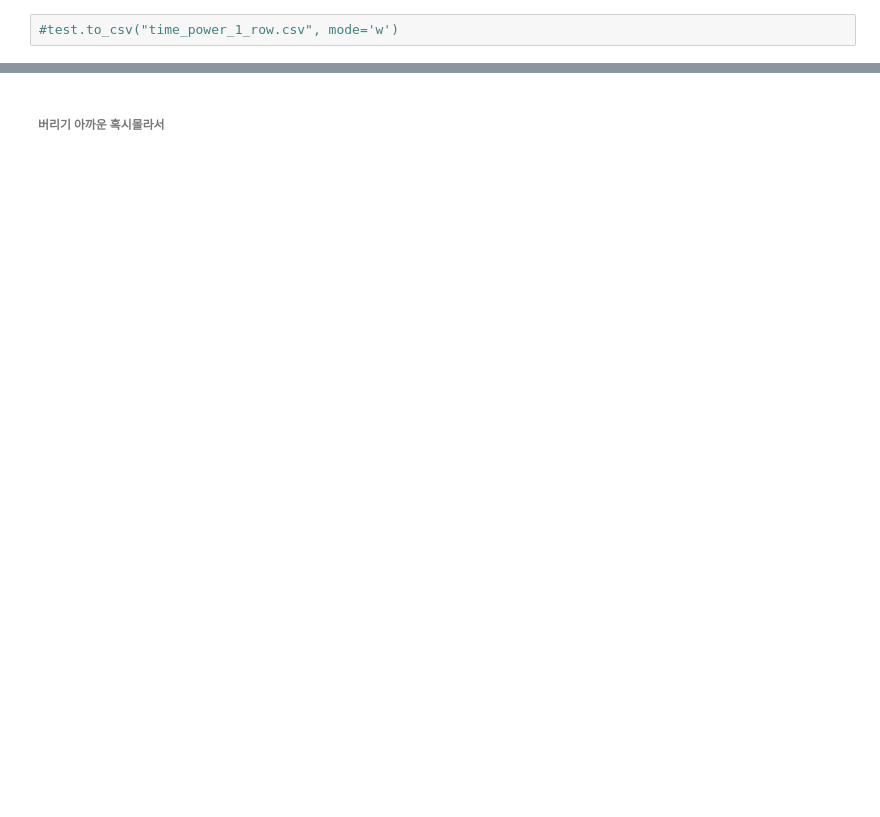
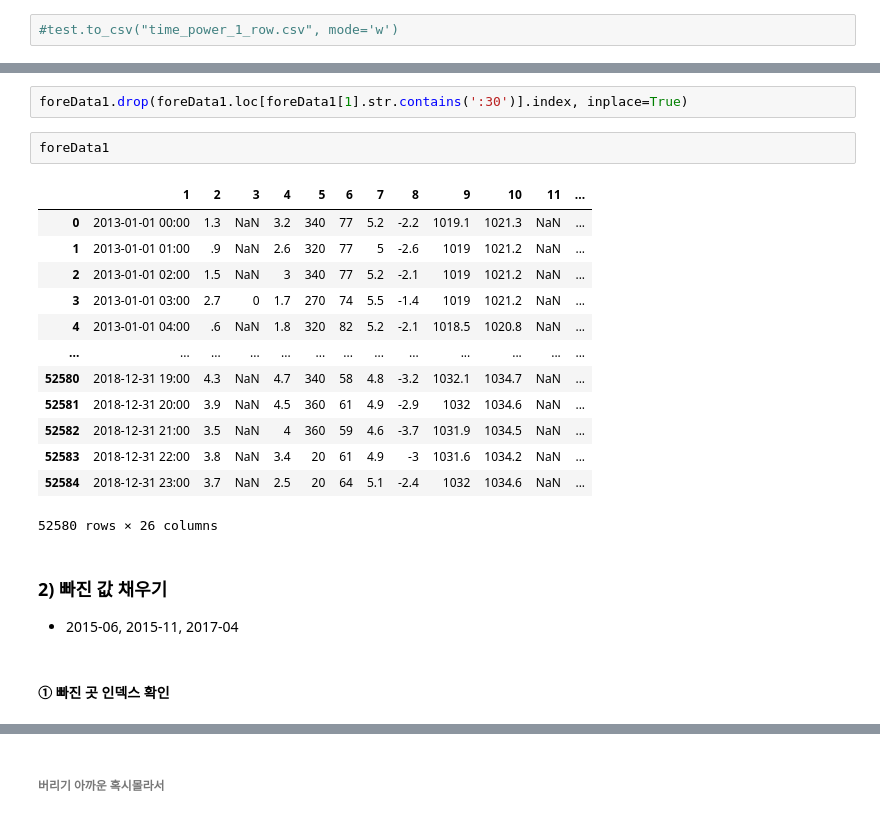
Before and after one commit to rohhj622/windPowerPrediction, a Jupyter notebook: firstDataPreprocessing.ipynb, the cells around one changed output, grey strips where cells are left out. Saved outputs shown, nothing was run; the diff lists cells and outputs as text; blank space fills up the shorter version.

```diff
--- a/firstDataPreprocessing.ipynb
+++ b/firstDataPreprocessing.ipynb
@@ -174,0 +175,25 @@ data1.to_csv("weather_data_day.csv", mode='w')
+# %%
+foreData1.drop(foreData1.loc[foreData1[1].str.contains(':30')].index, inplace=True)
+# %%
+foreData1
+# %% [output]
+|  | 1 | 2 | 3 | 4 | 5 | 6 | 7 | 8 | 9 | 10 | 11 | ... |
+| 0 | 2013-01-01 00:00 | 1.3 | NaN | 3.2 | 340 | 77 | 5.2 | -2.2 | 1019.1 | 1021.3 | NaN | ... |
+| 1 | 2013-01-01 01:00 | .9 | NaN | 2.6 | 320 | 77 | 5 | -2.6 | 1019 | 1021.2 | NaN | ... |
+| 2 | 2013-01-01 02:00 | 1.5 | NaN | 3 | 340 | 77 | 5.2 | -2.1 | 1019 | 1021.2 | NaN | ... |
+| 3 | 2013-01-01 03:00 | 2.7 | 0 | 1.7 | 270 | 74 | 5.5 | -1.4 | 1019 | 1021.2 | NaN | ... |
+| 4 | 2013-01-01 04:00 | .6 | NaN | 1.8 | 320 | 82 | 5.2 | -2.1 | 1018.5 | 1020.8 | NaN | ... |
+| ... | ... | ... | ... | ... | ... | ... | ... | ... | ... | ... | ... | ... |
+| 52580 | 2018-12-31 19:00 | 4.3 | NaN | 4.7 | 340 | 58 | 4.8 | -3.2 | 1032.1 | 1034.7 | NaN | ... |
+| 52581 | 2018-12-31 20:00 | 3.9 | NaN | 4.5 | 360 | 61 | 4.9 | -2.9 | 1032 | 1034.6 | NaN | ... |
+| 52582 | 2018-12-31 21:00 | 3.5 | NaN | 4 | 360 | 59 | 4.6 | -3.7 | 1031.9 | 1034.5 | NaN | ... |
+| 52583 | 2018-12-31 22:00 | 3.8 | NaN | 3.4 | 20 | 61 | 4.9 | -3 | 1031.6 | 1034.2 | NaN | ... |
+| 52584 | 2018-12-31 23:00 | 3.7 | NaN | 2.5 | 20 | 64 | 5.1 | -2.4 | 1032 | 1034.6 | NaN | ... |
+52580 rows × 26 columns
+# %% [markdown]
+### 2) 빠진 값 채우기
+*   2015-06, 2015-11, 2017-04
+# %% [markdown]
+
+
+#### ① 빠진 곳 인덱스 확인
```
Also changed, not shown: parts of 95 cells of this notebook.
